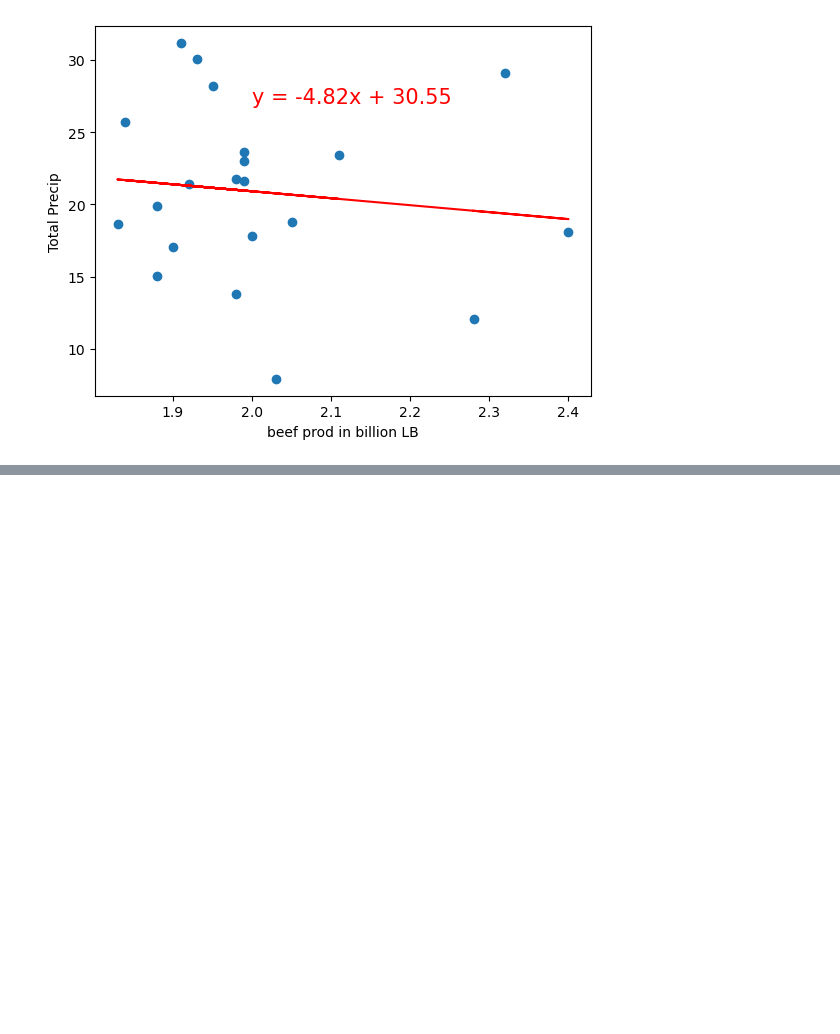
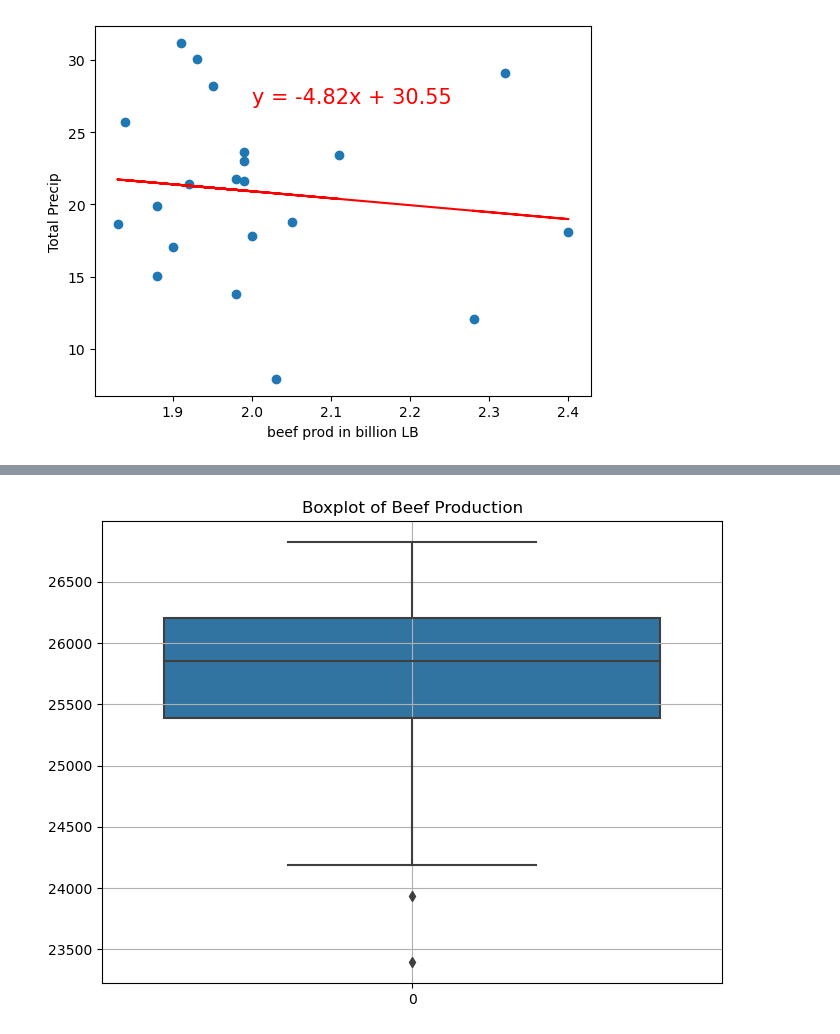
Before and after one commit to LeftCoastNerdGirl/Group-5-Project, a Jupyter notebook: Starter Code.ipynb, the cells around one changed output, grey strips where cells are left out. Cells and saved outputs as stored; diff of their text form; code cells hidden in the pictures; blank space fills up the shorter version.

```diff
--- a/Starter Code.ipynb
+++ b/Starter Code.ipynb
@@ -10,6 +12,7 @@ from scipy.stats import linregress
 temp_df     =pd.read_csv("Resources/CA avg temps 2000-2020.csv")
 precip_df   =pd.read_csv("Resources/CA total precip 2000-2020.csv")
 beefprod_df = pd.read_csv( "Resources/beef production 2000-2020.csv")
+data = pd.read_csv("Resources/CA avg temps and beef 2000-2020.csv")
 # %%
 #clean beef dataframe
 
@@ -70,0 +87,2 @@ rvalue:-0.12
+# %%
+data["Year"] = pd.to_datetime(data["Year"])
@@ -70,0 +109,9 @@ rvalue:-0.12
+# %%
+# Plotting a box plot to identify outliers
+plt.figure(figsize=(8,6))
+sns.boxplot(data["Beef_production"])
+plt.title("Boxplot of Beef Production")
+plt.grid()
+plt.show()
+# %% [output]
+[figure, added]
```
Also changed, not shown: parts of 7 cells of this notebook.
